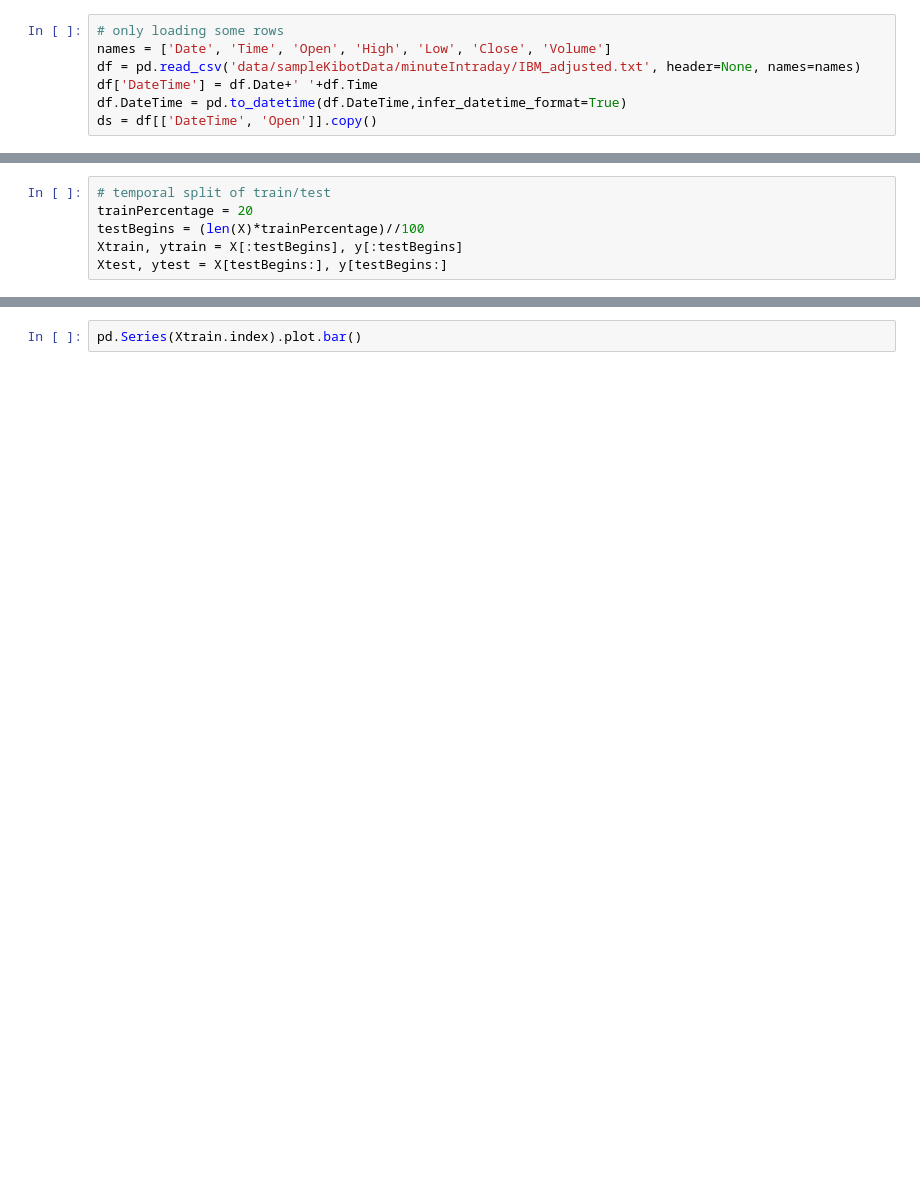
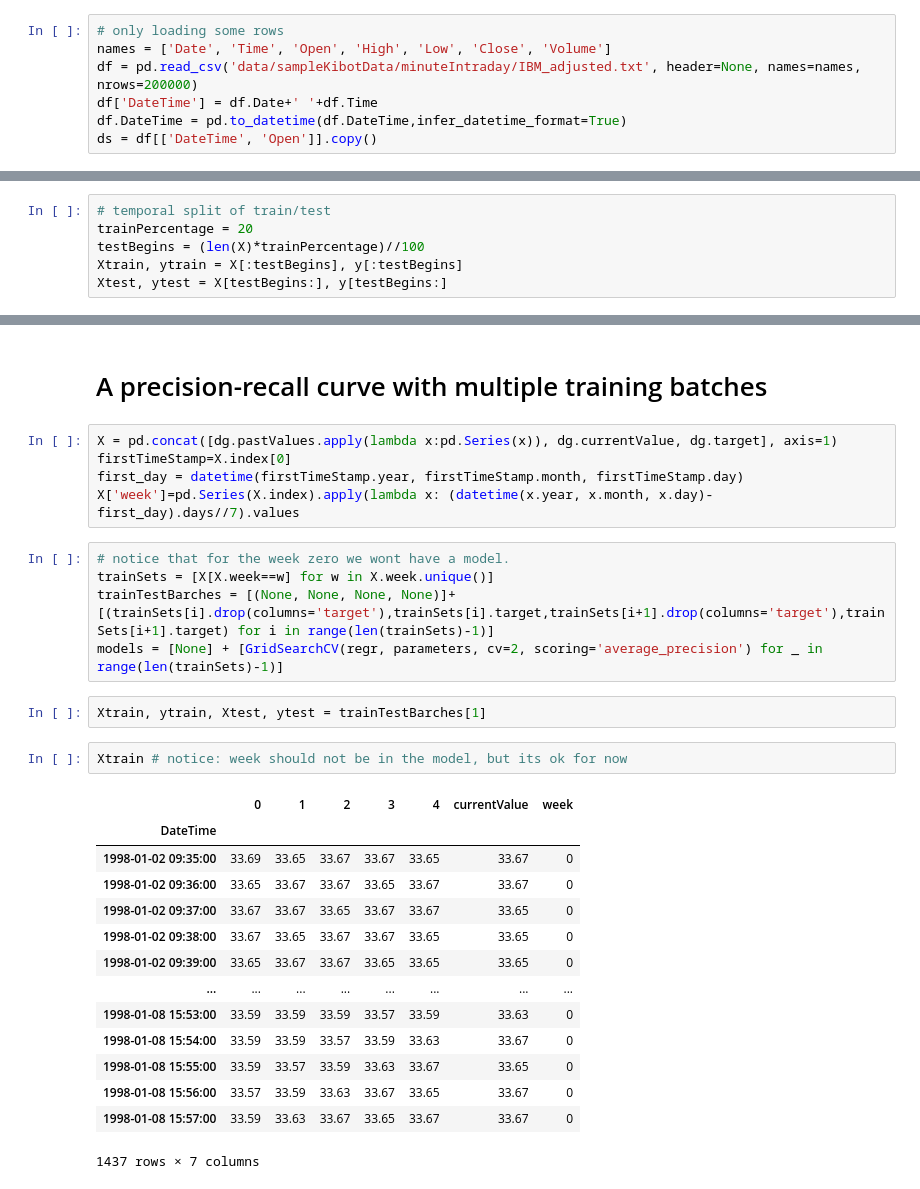
Before and after one commit to luisduque440/moneyManager, a Jupyter notebook: modeling/EDA_IBM_1min.ipynb, the cells around one changed output, grey strips where cells are left out. Saved outputs shown, nothing was run; the diff lists cells and outputs as text; blank space fills up the shorter version.

```diff
--- a/modeling/EDA_IBM_1min.ipynb
+++ b/modeling/EDA_IBM_1min.ipynb
@@ -26,7 +38,7 @@ from sklearn.metrics import plot_precision_recall_curve
 # %%
 # only loading some rows
 names = ['Date', 'Time', 'Open', 'High', 'Low', 'Close', 'Volume']
-df = pd.read_csv('data/sampleKibotData/minuteIntraday/IBM_adjusted.txt', header=None, names=names)
+df = pd.read_csv('data/sampleKibotData/minuteIntraday/IBM_adjusted.txt', header=None, names=names, nrows=200000)
 df['DateTime'] = df.Date+' '+df.Time
 df.DateTime = pd.to_datetime(df.DateTime,infer_datetime_format=True)
 ds = df[['DateTime', 'Open']].copy()
@@ -95,2 +135,31 @@ plt.plot([0, 1], [base_rate, base_rate]);
-# %%
-pd.Series(Xtrain.index).plot.bar()
+# %% [markdown]
+# A precision-recall curve with multiple training batches
+# %%
+X = pd.concat([dg.pastValues.apply(lambda x:pd.Series(x)), dg.currentValue, dg.target], axis=1)
+firstTimeStamp=X.index[0]
+first_day = datetime(firstTimeStamp.year, firstTimeStamp.month, firstTimeStamp.day)
+X['week']=pd.Series(X.index).apply(lambda x: (datetime(x.year, x.month, x.day)-first_day).days//7).values
+# %%
+# notice that for the week zero we wont have a model.
+trainSets = [X[X.week==w] for w in X.week.unique()]
+trainTestBarches = [(None, None, None, None)]+[(trainSets[i].drop(columns='target'),trainSets[i].target,trainSets[i+1].drop(columns='target'),trainSets[i+1].target) for i in range(len(trainSets)-1)]
+models = [None] + [GridSearchCV(regr, parameters, cv=2, scoring='average_precision') for _ in range(len(trainSets)-1)]
+# %%
+Xtrain, ytrain, Xtest, ytest = trainTestBarches[1]
+# %%
+Xtrain # notice: week should not be in the model, but its ok for now
+# %% [output]
+|  | 0 | 1 | 2 | 3 | 4 | currentValue | week |
+| DateTime |  |  |  |  |  |  |  |
+| 1998-01-02 09:35:00 | 33.69 | 33.65 | 33.67 | 33.67 | 33.65 | 33.67 | 0 |
+| 1998-01-02 09:36:00 | 33.65 | 33.67 | 33.67 | 33.65 | 33.67 | 33.67 | 0 |
+| 1998-01-02 09:37:00 | 33.67 | 33.67 | 33.65 | 33.67 | 33.67 | 33.65 | 0 |
+| 1998-01-02 09:38:00 | 33.67 | 33.65 | 33.67 | 33.67 | 33.65 | 33.65 | 0 |
+| 1998-01-02 09:39:00 | 33.65 | 33.67 | 33.67 | 33.65 | 33.65 | 33.65 | 0 |
+| ... | ... | ... | ... | ... | ... | ... | ... |
+| 1998-01-08 15:53:00 | 33.59 | 33.59 | 33.59 | 33.57 | 33.59 | 33.63 | 0 |
+| 1998-01-08 15:54:00 | 33.59 | 33.59 | 33.57 | 33.59 | 33.63 | 33.67 | 0 |
+| 1998-01-08 15:55:00 | 33.59 | 33.57 | 33.59 | 33.63 | 33.67 | 33.65 | 0 |
+| 1998-01-08 15:56:00 | 33.57 | 33.59 | 33.63 | 33.67 | 33.65 | 33.67 | 0 |
+| 1998-01-08 15:57:00 | 33.59 | 33.63 | 33.67 | 33.65 | 33.67 | 33.67 | 0 |
+1437 rows × 7 columns
```
Also changed, not shown: parts of 19 cells of this notebook.
